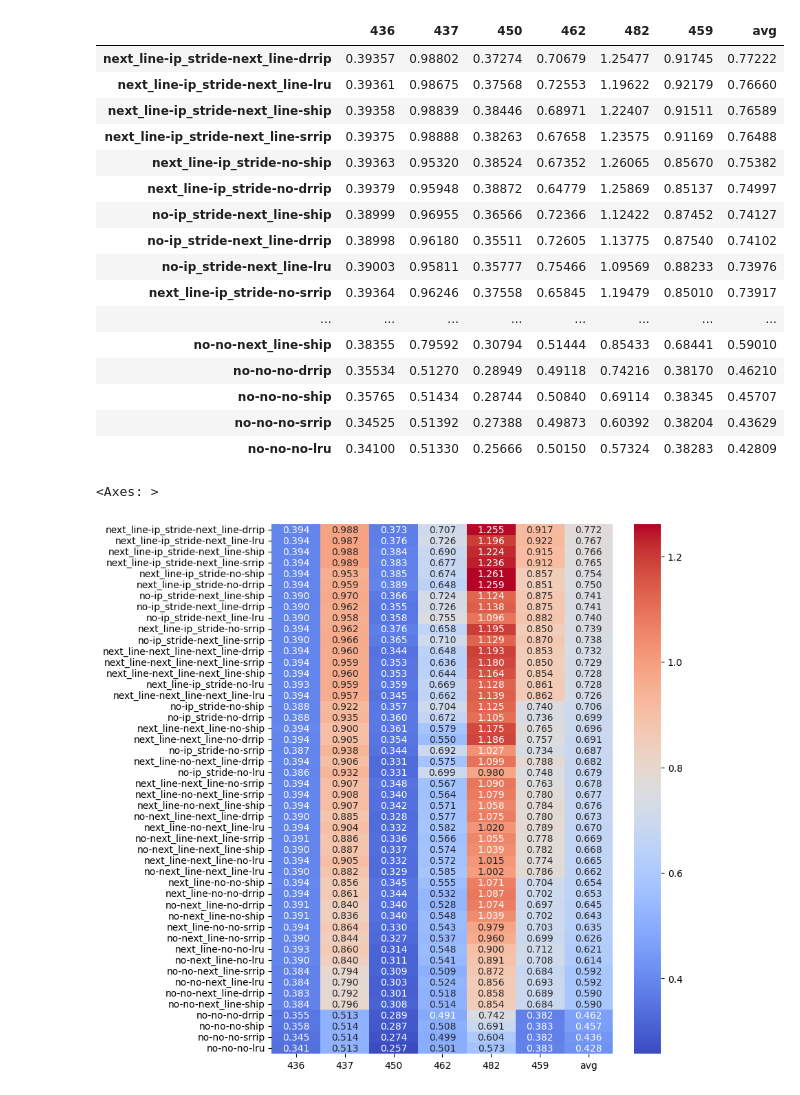
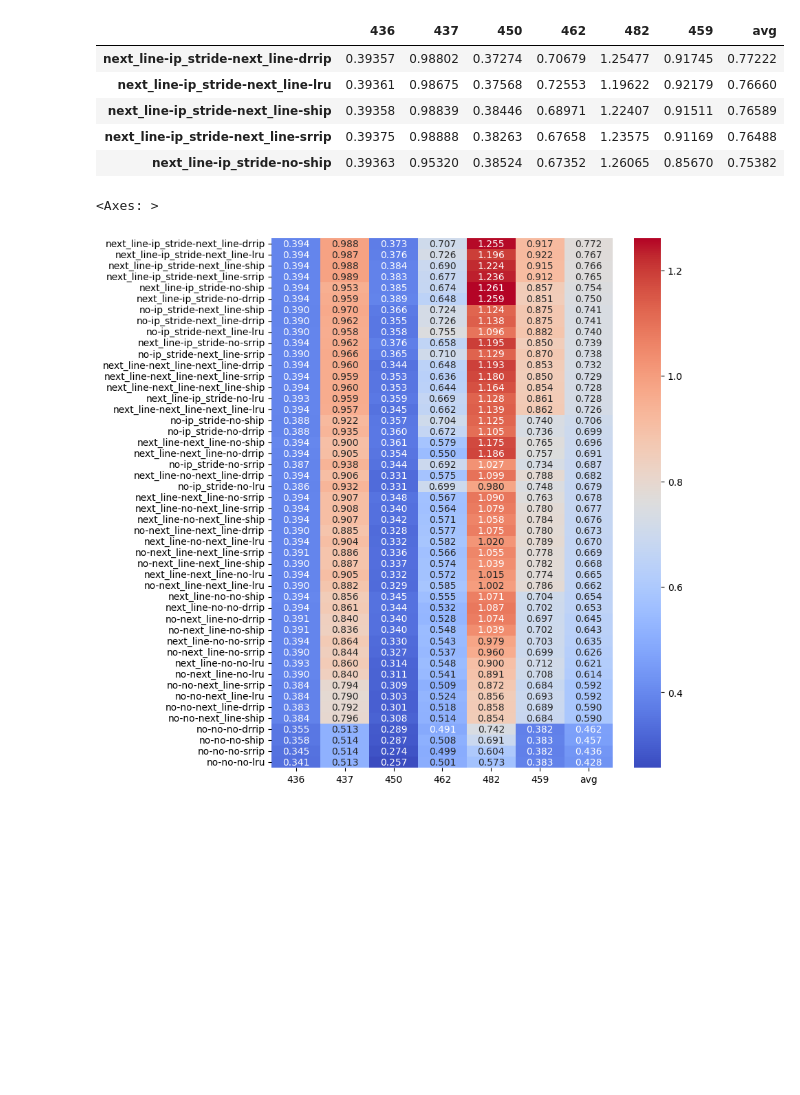
Before and after one commit to X-yang03/ChampSim-Computer-Architecture, a Jupyter notebook: socre.ipynb, the cells around one changed output. Cells and saved outputs as stored; diff of their text form; code cells hidden in the pictures; blank space fills up the shorter version.

```diff
--- a/socre.ipynb
+++ b/socre.ipynb
@@ -44,23 +46,12 @@ IPC.to_csv('IPC_origin.csv')
 # %%
 IPC_sort = IPC.sort_values(by = 'avg', ascending = False)
 # %%
-IPC_sort
+IPC_sort.head()
 # %% [output]
 |  | 436 | 437 | 450 | 462 | 482 | 459 | avg |
 | next_line-ip_stride-next_line-drrip | 0.39357 | 0.98802 | 0.37274 | 0.70679 | 1.25477 | 0.91745 | 0.77222 |
 | next_line-ip_stride-next_line-lru | 0.39361 | 0.98675 | 0.37568 | 0.72553 | 1.19622 | 0.92179 | 0.76660 |
 | next_line-ip_stride-next_line-ship | 0.39358 | 0.98839 | 0.38446 | 0.68971 | 1.22407 | 0.91511 | 0.76589 |
 | next_line-ip_stride-next_line-srrip | 0.39375 | 0.98888 | 0.38263 | 0.67658 | 1.23575 | 0.91169 | 0.76488 |
 | next_line-ip_stride-no-ship | 0.39363 | 0.95320 | 0.38524 | 0.67352 | 1.26065 | 0.85670 | 0.75382 |
-| next_line-ip_stride-no-drrip | 0.39379 | 0.95948 | 0.38872 | 0.64779 | 1.25869 | 0.85137 | 0.74997 |
-| no-ip_stride-next_line-ship | 0.38999 | 0.96955 | 0.36566 | 0.72366 | 1.12422 | 0.87452 | 0.74127 |
-| no-ip_stride-next_line-drrip | 0.38998 | 0.96180 | 0.35511 | 0.72605 | 1.13775 | 0.87540 | 0.74102 |
-| no-ip_stride-next_line-lru | 0.39003 | 0.95811 | 0.35777 | 0.75466 | 1.09569 | 0.88233 | 0.73976 |
-| next_line-ip_stride-no-srrip | 0.39364 | 0.96246 | 0.37558 | 0.65845 | 1.19479 | 0.85010 | 0.73917 |
-| ... | ... | ... | ... | ... | ... | ... | ... |
-| no-no-next_line-ship | 0.38355 | 0.79592 | 0.30794 | 0.51444 | 0.85433 | 0.68441 | 0.59010 |
-| no-no-no-drrip | 0.35534 | 0.51270 | 0.28949 | 0.49118 | 0.74216 | 0.38170 | 0.46210 |
-| no-no-no-ship | 0.35765 | 0.51434 | 0.28744 | 0.50840 | 0.69114 | 0.38345 | 0.45707 |
-| no-no-no-srrip | 0.34525 | 0.51392 | 0.27388 | 0.49873 | 0.60392 | 0.38204 | 0.43629 |
-| no-no-no-lru | 0.34100 | 0.51330 | 0.25666 | 0.50150 | 0.57324 | 0.38283 | 0.42809 |
 # %%
```
Also changed, not shown: parts of 6 cells of this notebook.
